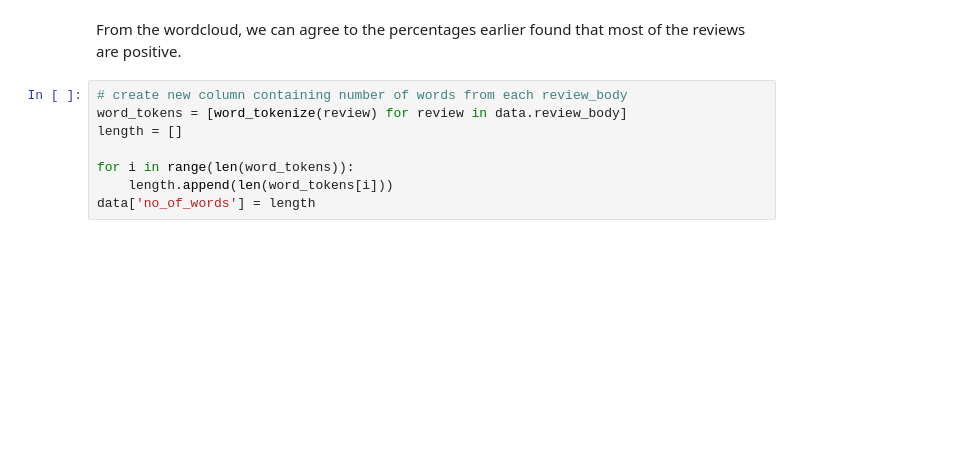
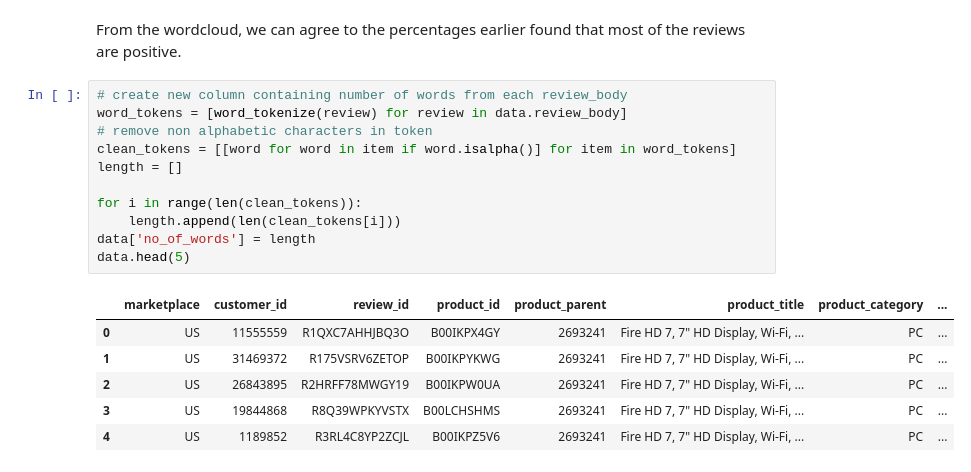
Before and after one commit to PeaceUdoka/Sentiment-analysis-with-python, a Jupyter notebook: Sentiment Analysis With Python.ipynb, the cells around one changed output. Saved outputs shown, nothing was run; the diff lists cells and outputs as text; blank space fills up the shorter version.

```diff
--- a/Sentiment Analysis With Python.ipynb
+++ b/Sentiment Analysis With Python.ipynb
@@ -158,8 +161,18 @@ From the wordcloud, we can agree to the percentages earlier found that most of t
 # %%
 # create new column containing number of words from each review_body
 word_tokens = [word_tokenize(review) for review in data.review_body]
+# remove non alphabetic characters in token
+clean_tokens = [[word for word in item if word.isalpha()] for item in word_tokens]
 length = []
 
-for i in range(len(word_tokens)):
-    length.append(len(word_tokens[i]))
+for i in range(len(clean_tokens)):
+    length.append(len(clean_tokens[i]))
 data['no_of_words'] = length
+data.head(5)
+# %% [output]
+|  | marketplace | customer_id | review_id | product_id | product_parent | product_title | product_category | ... |
+| 0 | US | 11555559 | R1QXC7AHHJBQ3O | B00IKPX4GY | 2693241 | Fire HD 7, 7" HD Display, Wi-Fi, ... | PC | ... |
+| 1 | US | 31469372 | R175VSRV6ZETOP | B00IKPYKWG | 2693241 | Fire HD 7, 7" HD Display, Wi-Fi, ... | PC | ... |
+| 2 | US | 26843895 | R2HRFF78MWGY19 | B00IKPW0UA | 2693241 | Fire HD 7, 7" HD Display, Wi-Fi, ... | PC | ... |
+| 3 | US | 19844868 | R8Q39WPKYVSTX | B00LCHSHMS | 2693241 | Fire HD 7, 7" HD Display, Wi-Fi, ... | PC | ... |
+| 4 | US | 1189852 | R3RL4C8YP2ZCJL | B00IKPZ5V6 | 2693241 | Fire HD 7, 7" HD Display, Wi-Fi, ... | PC | ... |
```
Also changed, not shown: parts of 9 cells of this notebook.
